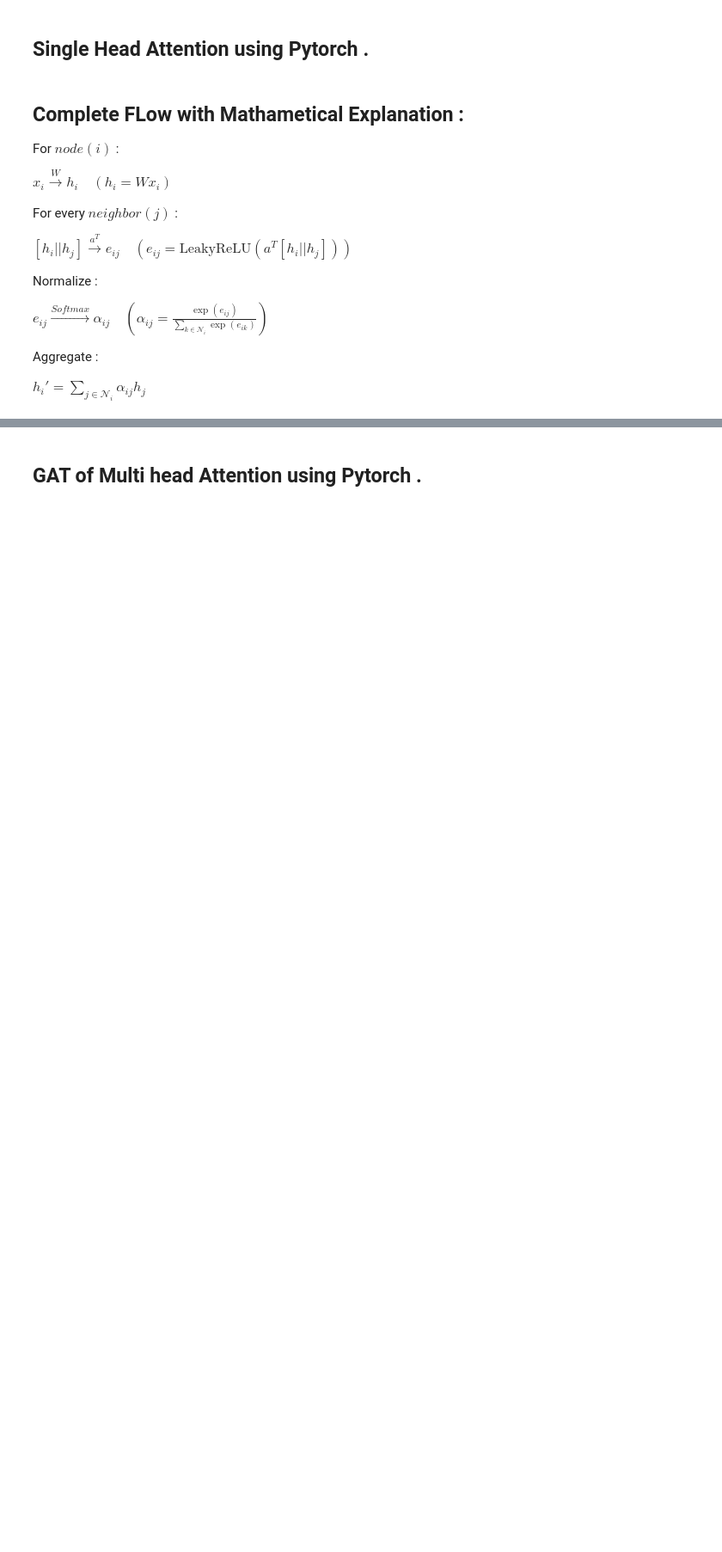
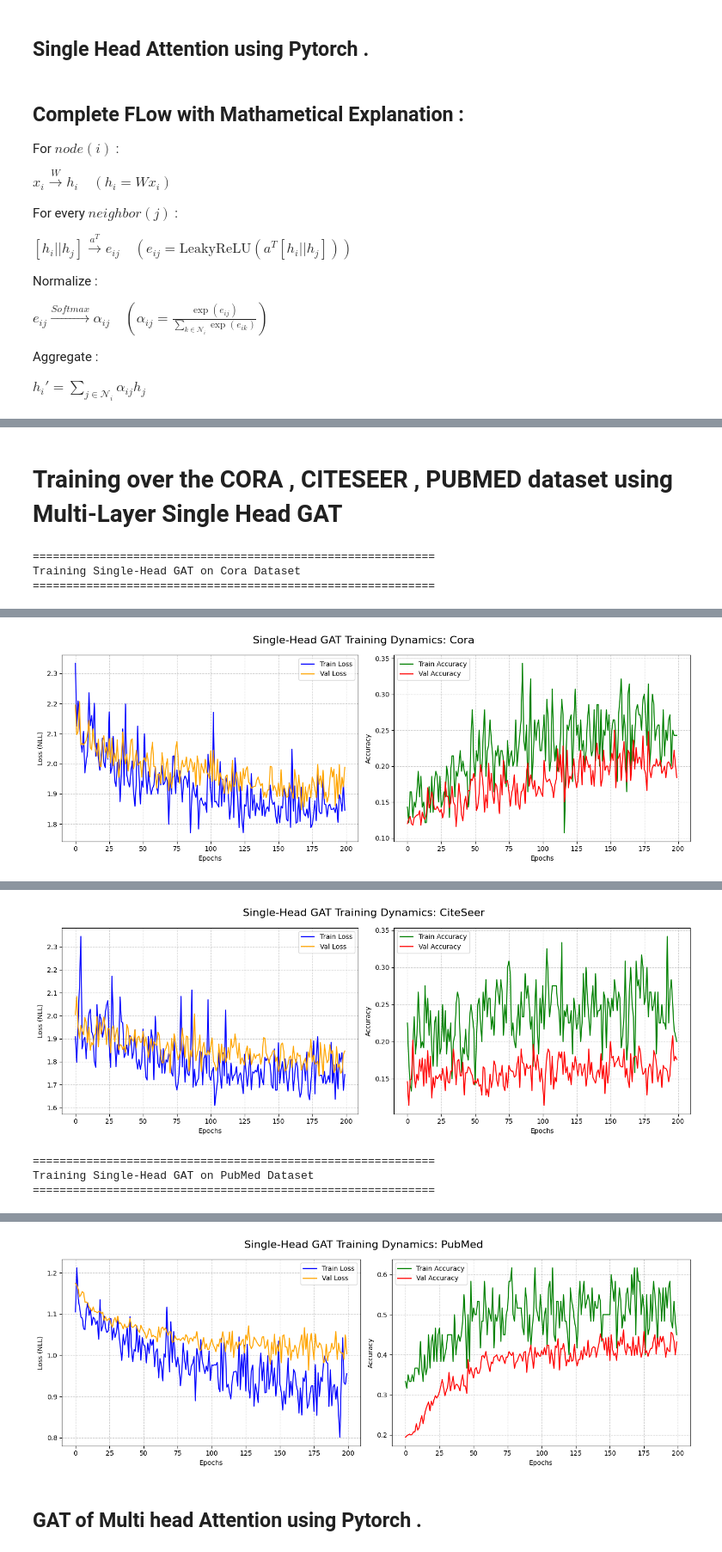
Before and after one commit to anumit2004/Graph-Attention, a Jupyter notebook: Single_Head_&__Multi_Head_&Full_GAT.ipynb, the cells around one changed output, grey strips where cells are left out. Shown at 86% size. Saved outputs shown, nothing was run; the diff lists cells and outputs as text; code cells hidden in the pictures; blank space fills up the shorter version.

Commit message:
train with the cora , pubmed and citeseer dataset using Single head GAT

```diff
--- a/Single_Head_&__Multi_Head_&Full_GAT.ipynb
+++ b/Single_Head_&__Multi_Head_&Full_GAT.ipynb
@@ -109,0 +144,24 @@ Sample output (node 4): [-0.6726  1.0178  0.1538 -0.4774]
+# %%
+class SingleHeadGAT_Classifier(nn.Module):
+    def __init__(self, in_features: int, hidden_features: int, num_classes: int, dropout: float = 0.6, alpha: float = 0.2):
+        super().__init__()
+        self.dropout = dropout
+
+        # Layer 1: Input to Hidden
+        self.gat1 = GAT_Single_Head(in_features, hidden_features, dropout=dropout, alpha=alpha)
+        # Layer 2: Hidden to Output Classes
+        self.gat2 = GAT_Single_Head(hidden_features, num_classes, dropout=dropout, alpha=alpha)
+
+    def forward(self, x: torch.Tensor, edge_index: torch.Tensor):
+        # First GAT layer with dropout
+        x = F.dropout(x, p=self.dropout, training=self.training)
+        x = self.gat1(x, edge_index)
+
+        # Second GAT layer with dropout
+        x = F.dropout(x, p=self.dropout, training=self.training)
+        x = self.gat2(x, edge_index)
+
+        # Log-softmax for classification probabilities
+        return F.log_softmax(x, dim=1)
+# %% [markdown]
+# Training over the CORA , CITESEER , PUBMED dataset using Multi-Layer Single Head GAT
@@ -109,0 +258,9 @@ Sample output (node 4): [-0.6726  1.0178  0.1538 -0.4774]
+# %%
+datasets = ['Cora', 'CiteSeer', 'PubMed']
+
+for ds in datasets:
+    train_and_evaluate_single_head(ds, epochs=200)
+# %% [output]
+============================================================
+Training Single-Head GAT on Cora Dataset
+============================================================
@@ -109,0 +280 @@ Sample output (node 4): [-0.6726  1.0178  0.1538 -0.4774]
+[figure, added]
@@ -109,0 +297,4 @@ Sample output (node 4): [-0.6726  1.0178  0.1538 -0.4774]
+[figure, added]
+============================================================
+Training Single-Head GAT on PubMed Dataset
+============================================================
@@ -109,0 +324 @@ Sample output (node 4): [-0.6726  1.0178  0.1538 -0.4774]
+[figure, added]
```
Also changed, not shown: parts of 8 cells of this notebook.
